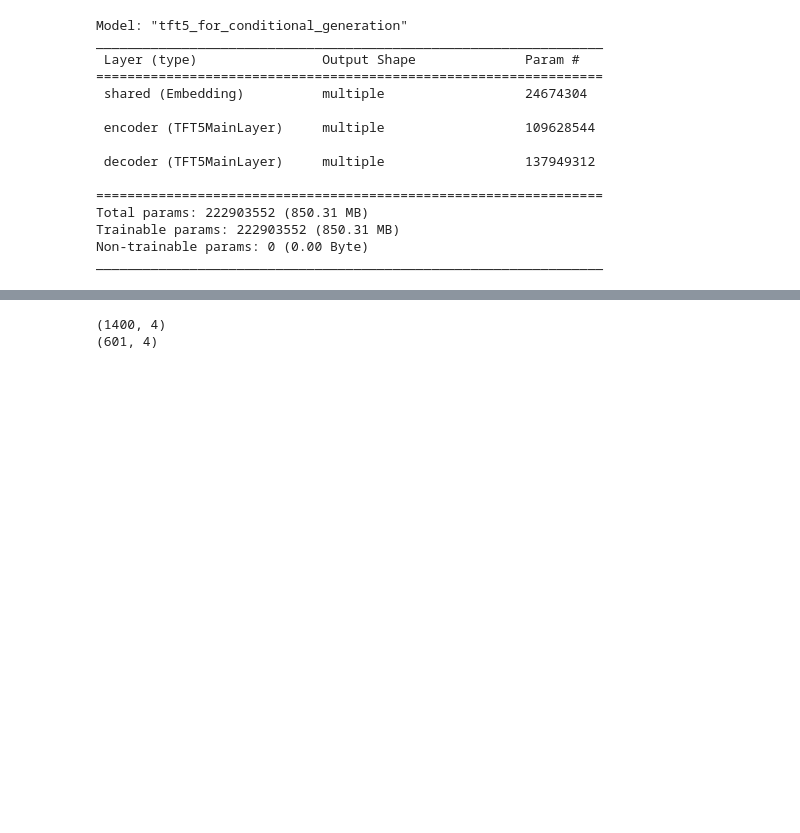
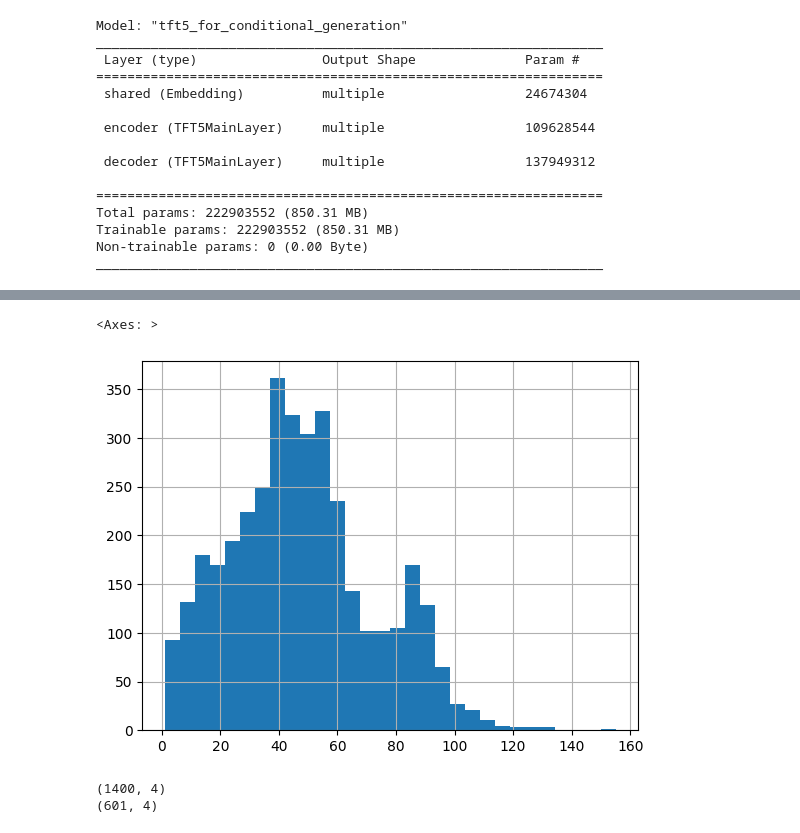
Before and after one commit to deanna-emery/ASL-Translator, a Jupyter notebook: modeling/T5_finetuning.ipynb, the cells around one changed output, grey strips where cells are left out. Cells and saved outputs as stored; diff of their text form; code cells hidden in the pictures; blank space fills up the shorter version.

```diff
--- a/modeling/T5_finetuning.ipynb
+++ b/modeling/T5_finetuning.ipynb
@@ -130,7 +130,10 @@ video_files = pd.read_parquet("s3://asl-capstone/youtube-asl/1000-samples/numpy_
 video_files = video_files.drop_duplicates().reset_index(drop=True)
 video_files['movinet_path'] = video_files.path.str.replace("/numpy_files/", '/movinet/backbone/')
 # video_files['movinet_path'] = video_files.path.str.replace("/RGB/", '/movinet_output/')
-video_files['caption_cleaned'] = video_files.caption.str.lower().str.replace('\n',' ').str.replace('  ',' ').str.replace('...','. ').str.replace('..','.')
+video_files['caption_cleaned'] = video_files.caption.str.lower().str.replace(r'\[*\]', ' ').str.replace('\n',' ').str.replace('  ',' ').str.replace('...','. ').str.replace('..','.').str.replace('♪', '').str.replace('♫','').str.replace('#','').str.strip(' ')
+
+video_files = video_files[video_files['caption_cleaned']!='']
+video_files = video_files[video_files['caption_cleaned']!='.']
 
 print(video_files.shape)
 video_files.head(10)
@@ -167,6 +170,13 @@ video_files.head()
 | 272 | Number 1 | s3://asl-capstone/youtube-asl/100... | s3://asl-capstone/youtube-asl/100... | number 1 |
 | 273 | Number 2 | s3://asl-capstone/youtube-asl/100... | s3://asl-capstone/youtube-asl/100... | number 2 |
 | 274 | Number 3 | s3://asl-capstone/youtube-asl/100... | s3://asl-capstone/youtube-asl/100... | number 3 |
+# %%
+# video_files[(video_files['caption_cleaned'].str.len() > 40) & (video_files['caption_cleaned'].str.len() < 60)].caption_cleaned.unique()
+
+video_files['caption_cleaned'].str.len().hist(bins=30)
+# %% [output]
+<Axes: >
+[figure, added]
 # %%
 ### Start at training mini model to convert from to correct shape for T5
 # # Loss function: CosineSimilarity.
```
Also changed, not shown: parts of 3 cells of this notebook, 1 other file.
